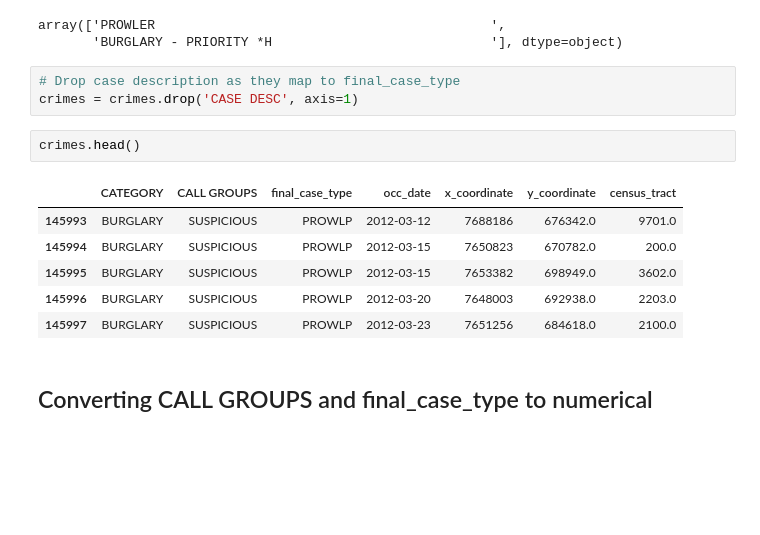
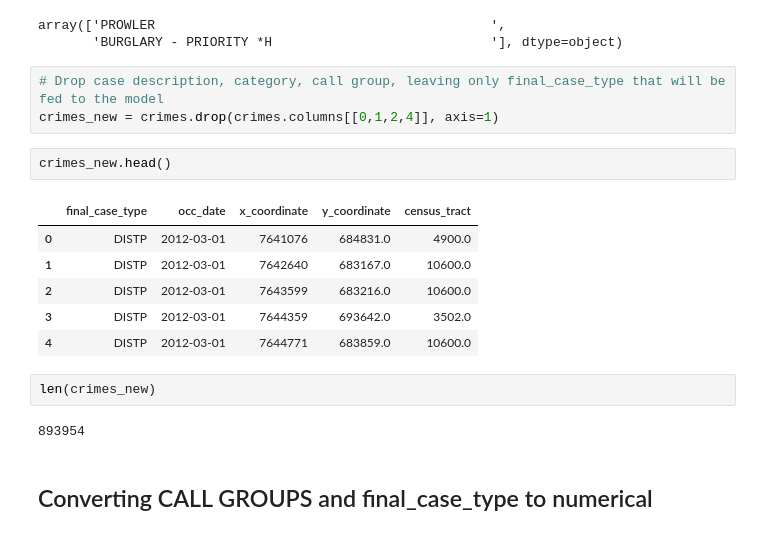
Before and after one commit to joniec/crime_forecasting_challenge, a Jupyter notebook: notebooks/exploratory/Burglary.ipynb, the cells around one changed output. Saved outputs shown, nothing was run; the diff lists cells and outputs as text; blank space fills up the shorter version.

```diff
--- a/notebooks/exploratory/Burglary.ipynb
+++ b/notebooks/exploratory/Burglary.ipynb
@@ -40,18 +72,22 @@ crimes['CASE DESC'].unique()
 # %% [output]
 array(['PROWLER                                           ',
        'BURGLARY - PRIORITY *H                            '], dtype=object)
-# %%
-# Drop case description as they map to final_case_type
-crimes = crimes.drop('CASE DESC', axis=1)
+# %%
+# Drop case description, category, call group, leaving only final_case_type that will be fed to the model
+crimes_new = crimes.drop(crimes.columns[[0,1,2,4]], axis=1)
 # %%
-crimes.head()
+crimes_new.head()
 # %% [output]
-|  | CATEGORY | CALL GROUPS | final_case_type | occ_date | x_coordinate | y_coordinate | census_tract |
-| 145993 | BURGLARY | SUSPICIOUS | PROWLP | 2012-03-12 | 7688186 | 676342.0 | 9701.0 |
-| 145994 | BURGLARY | SUSPICIOUS | PROWLP | 2012-03-15 | 7650823 | 670782.0 | 200.0 |
-| 145995 | BURGLARY | SUSPICIOUS | PROWLP | 2012-03-15 | 7653382 | 698949.0 | 3602.0 |
-| 145996 | BURGLARY | SUSPICIOUS | PROWLP | 2012-03-20 | 7648003 | 692938.0 | 2203.0 |
-| 145997 | BURGLARY | SUSPICIOUS | PROWLP | 2012-03-23 | 7651256 | 684618.0 | 2100.0 |
+|  | final_case_type | occ_date | x_coordinate | y_coordinate | census_tract |
+| 0 | DISTP | 2012-03-01 | 7641076 | 684831.0 | 4900.0 |
+| 1 | DISTP | 2012-03-01 | 7642640 | 683167.0 | 10600.0 |
+| 2 | DISTP | 2012-03-01 | 7643599 | 683216.0 | 10600.0 |
+| 3 | DISTP | 2012-03-01 | 7644359 | 693642.0 | 3502.0 |
+| 4 | DISTP | 2012-03-01 | 7644771 | 683859.0 | 10600.0 |
+# %%
+len(crimes_new)
+# %% [output]
+893954
 # %% [markdown]
 ## Converting CALL GROUPS and final_case_type to numerical
 # %%
```
Also changed, not shown: parts of 6 cells of this notebook, 3 other files.
